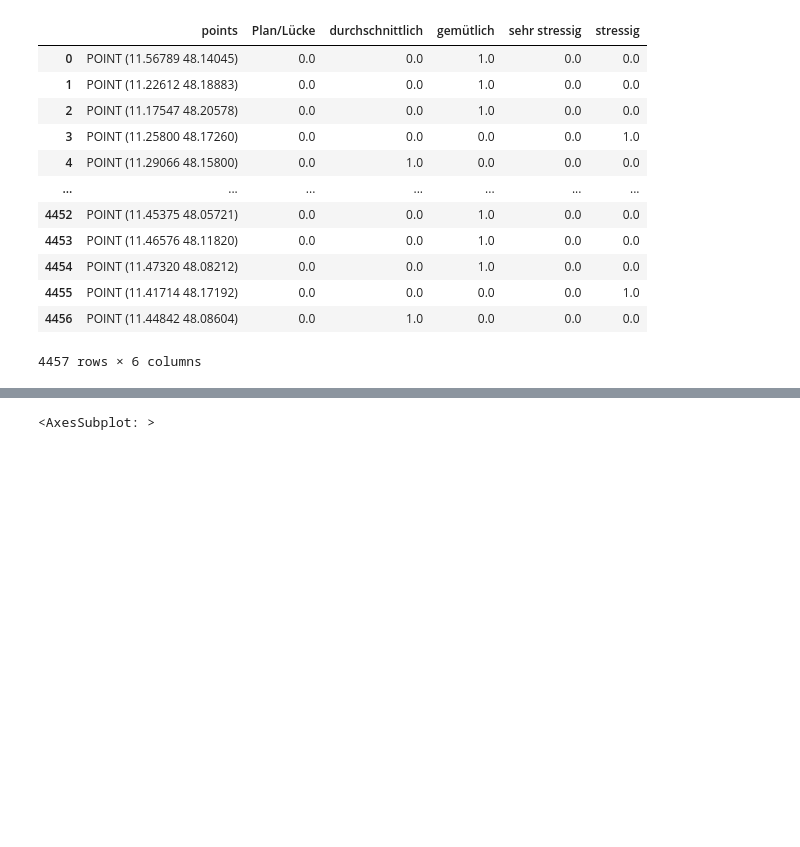
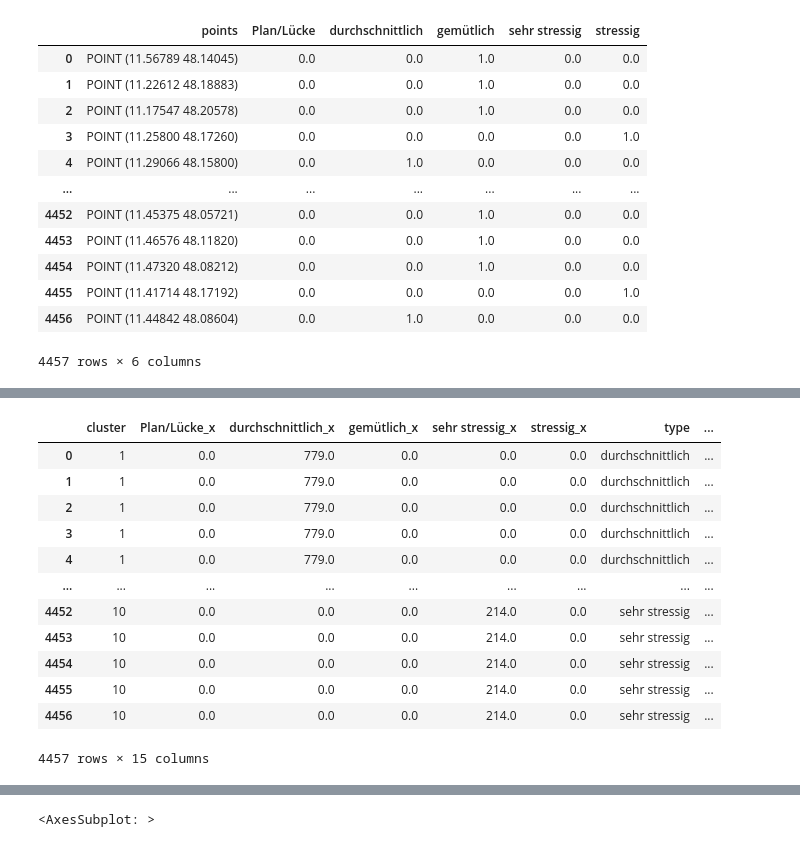
Before and after one commit to AnnaWohlmann/wegchecker, a Jupyter notebook: models/geodata.ipynb, the cells around one changed output, grey strips where cells are left out. Drawn from its saved outputs; the diff is of its cells as text; code cells hidden in the pictures; blank space fills up the shorter version.

```diff
--- a/models/geodata.ipynb
+++ b/models/geodata.ipynb
@@ -234,2 +284,19 @@ KeyError: 'cluster'
+# %%
+merged_by_cluster = pd.merge(grped_by_clusters, data_map_transformed, left_on = "cluster", right_on="cluster")
+merged_by_cluster
+# %% [output]
+|  | cluster | Plan/Lücke_x | durchschnittlich_x | gemütlich_x | sehr stressig_x | stressig_x | type | ... |
+| 0 | 1 | 0.0 | 779.0 | 0.0 | 0.0 | 0.0 | durchschnittlich | ... |
+| 1 | 1 | 0.0 | 779.0 | 0.0 | 0.0 | 0.0 | durchschnittlich | ... |
+| 2 | 1 | 0.0 | 779.0 | 0.0 | 0.0 | 0.0 | durchschnittlich | ... |
+| 3 | 1 | 0.0 | 779.0 | 0.0 | 0.0 | 0.0 | durchschnittlich | ... |
+| 4 | 1 | 0.0 | 779.0 | 0.0 | 0.0 | 0.0 | durchschnittlich | ... |
+| ... | ... | ... | ... | ... | ... | ... | ... | ... |
+| 4452 | 10 | 0.0 | 0.0 | 0.0 | 214.0 | 0.0 | sehr stressig | ... |
+| 4453 | 10 | 0.0 | 0.0 | 0.0 | 214.0 | 0.0 | sehr stressig | ... |
+| 4454 | 10 | 0.0 | 0.0 | 0.0 | 214.0 | 0.0 | sehr stressig | ... |
+| 4455 | 10 | 0.0 | 0.0 | 0.0 | 214.0 | 0.0 | sehr stressig | ... |
+| 4456 | 10 | 0.0 | 0.0 | 0.0 | 214.0 | 0.0 | sehr stressig | ... |
+4457 rows × 15 columns
 # %%
 gdf = gpd.GeoDataFrame(
```
Also changed, not shown: parts of 12 cells of this notebook.
